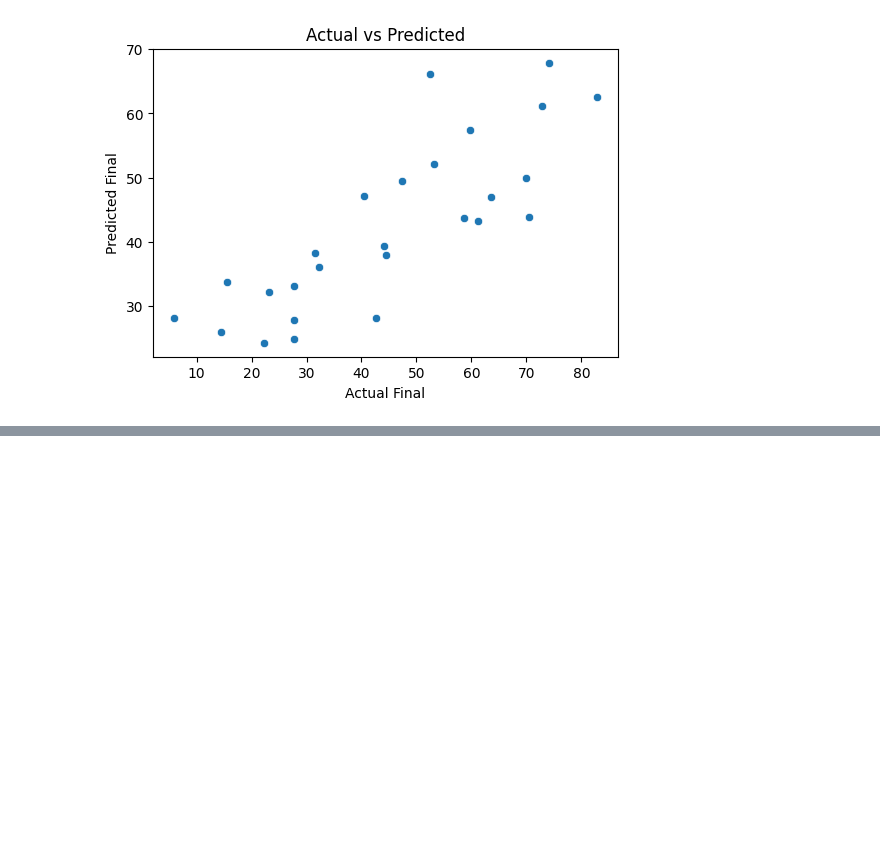
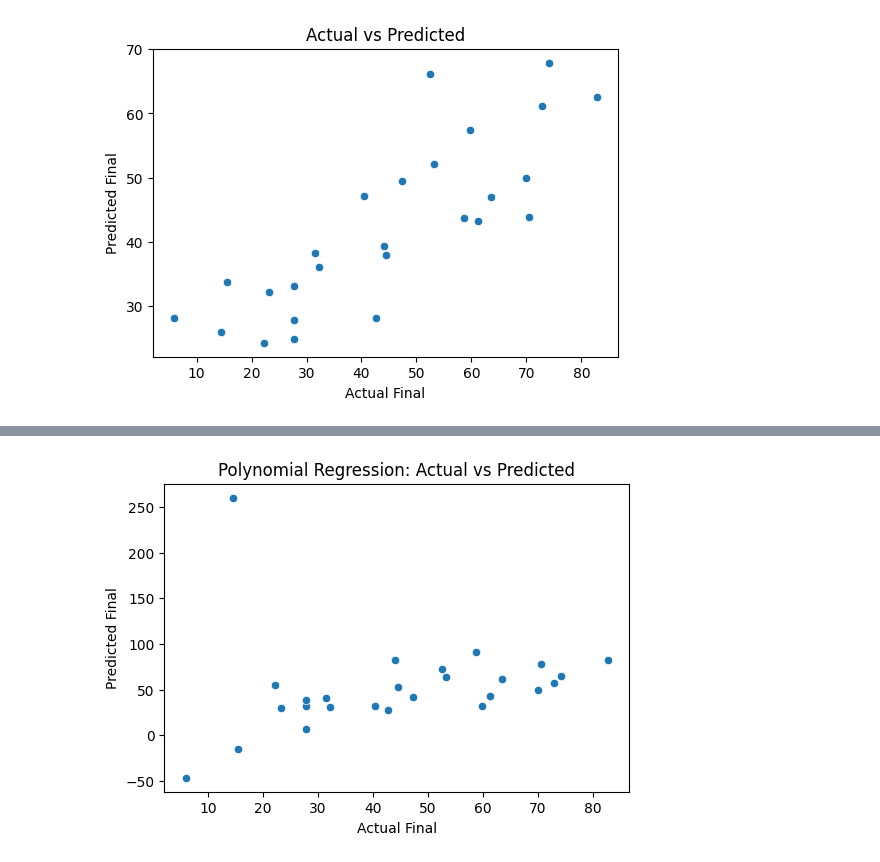
Before and after one commit to rizwanmustafa/sem5-ds-project-1, a Jupyter notebook: new.ipynb, the cells around one changed output, grey strips where cells are left out. Drawn from its saved outputs; the diff is of its cells as text; code cells hidden in the pictures; blank space fills up the shorter version.

Commit message:
feat: some more models being trained

```diff
--- a/new.ipynb
+++ b/new.ipynb
@@ -476,0 +605,92 @@ RMSE: 20.6386
+# %%
+import pandas as pd
+import numpy as np
+import seaborn as sns
+import matplotlib.pyplot as plt
+
+from sklearn.model_selection import train_test_split
+from sklearn.preprocessing import PolynomialFeatures
+from sklearn.linear_model import LinearRegression
+from sklearn.metrics import r2_score, mean_squared_error, mean_absolute_error
+
+# --------------------------
+# 1. SELECT FEATURES
+# --------------------------
+
+cols_to_use = [
+    "As:1","As:2","As:3","As:4","As:5","As:6",
+    "Qz:1","Qz:2","Qz:3","Qz:4","Qz:5","Qz:6","Qz:7","Qz:8",
+    "S-I","S-II"
+]
+
+X = df[cols_to_use]
+y = df["Final"]
+
+# --------------------------
+# 2. TRAIN-TEST SPLIT (90/10)
+# --------------------------
+
+X_train, X_test, y_train, y_test = train_test_split(
+    X, y, test_size=0.10, random_state=42
+)
+
+# --------------------------
+# 3. POLYNOMIAL FEATURES
+# --------------------------
+
+poly = PolynomialFeatures(degree=2, include_bias=False)
+X_train_poly = poly.fit_transform(X_train)
+X_test_poly = poly.transform(X_test)
+
+# --------------------------
+# 4. LINEAR REGRESSION ON POLYNOMIAL FEATURES
+# --------------------------
+
+model = LinearRegression()
+model.fit(X_train_poly, y_train)
+y_pred = model.predict(X_test_poly)
+
+# --------------------------
+# 5. METRICS
+# --------------------------
+
+def adjusted_r2(r2, n, k):
+    return 1 - ((1 - r2)*(n-1)/(n-k-1))
+
+r2 = r2_score(y_test, y_pred)
+adj_r2 = adjusted_r2(r2, len(y_test), X_test_poly.shape[1])
+rmse = np.sqrt(mean_squared_error(y_test, y_pred))
+mae = mean_absolute_error(y_test, y_pred)
+mape = np.mean(np.abs((y_test - y_pred) / y_test)) * 100
+
+print("\n----- Polynomial Regression (Degree 2) -----")
+print(f"Number of Features after polynomial expansion: {X_train_poly.shape[1]}")
+print(f"R²: {r2:.4f}")
+print(f"Adjusted R²: {adj_r2:.4f}")
+print(f"RMSE: {rmse:.4f}")
+print(f"MAE: {mae:.4f}")
+print(f"MAPE: {mape:.2f}%")
+
+# --------------------------
+# 6. BASELINE MODEL
+# --------------------------
+
+constant_pred = np.full_like(y_test, y_train.mean())
+r2_const = r2_score(y_test, constant_pred)
+rmse_const = np.sqrt(mean_squared_error(y_test, constant_pred))
+
+print("\n----- Constant Baseline Model -----")
+print(f"R²: {r2_const:.4f}")
+print(f"RMSE: {rmse_const:.4f}")
+
+# --------------------------
+# 7. VISUALIZATION: Actual vs Predicted
+# --------------------------
+
+plt.figure(figsize=(6, 4))
+sns.scatterplot(x=y_test, y=y_pred)
+plt.xlabel("Actual Final")
+plt.ylabel("Predicted Final")
+plt.title("Polynomial Regression: Actual vs Predicted")
+plt.show()
+# %% [output]
@@ -476,0 +708 @@ RMSE: 20.6386
+[figure, added]
```
Also changed, not shown: parts of 2 cells of this notebook.
